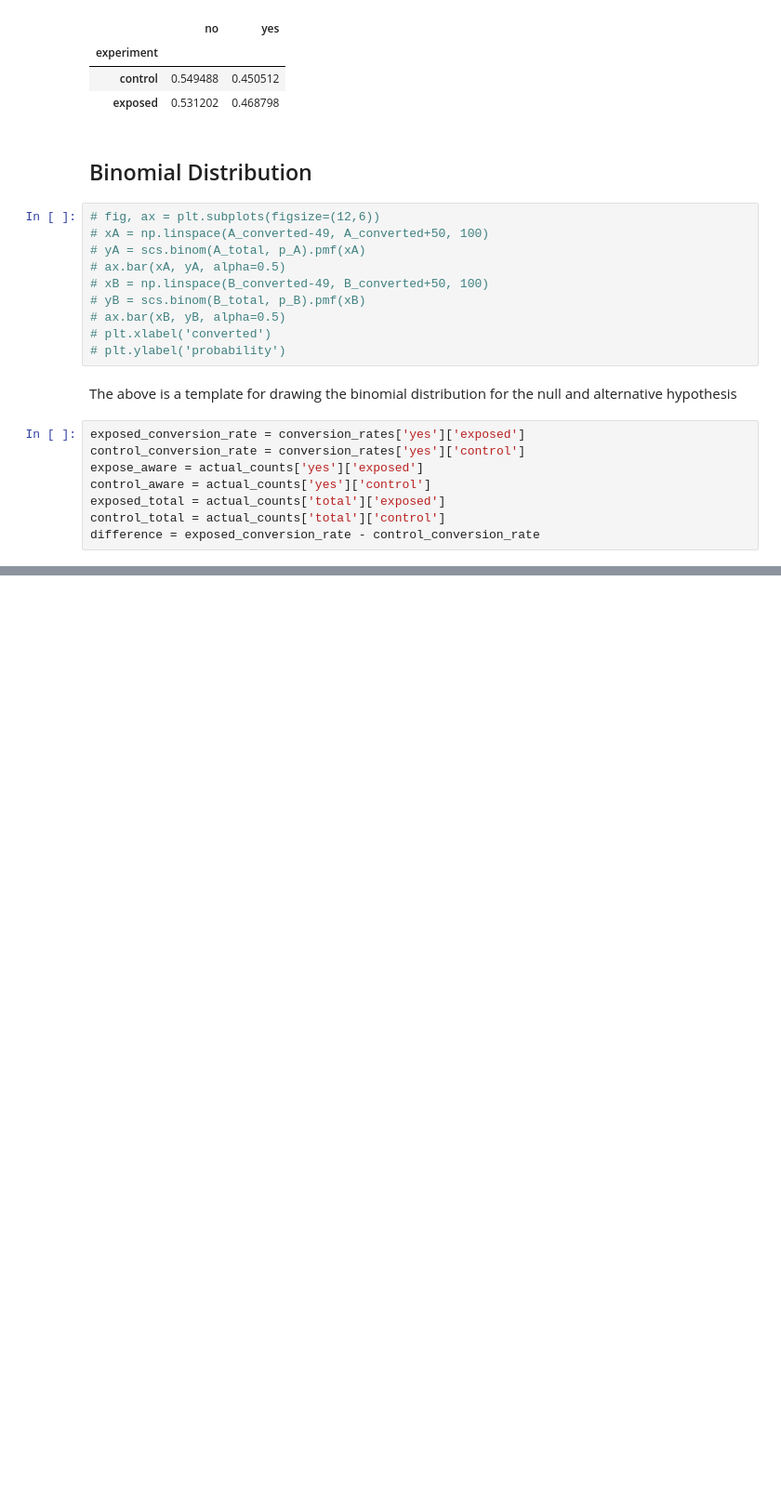
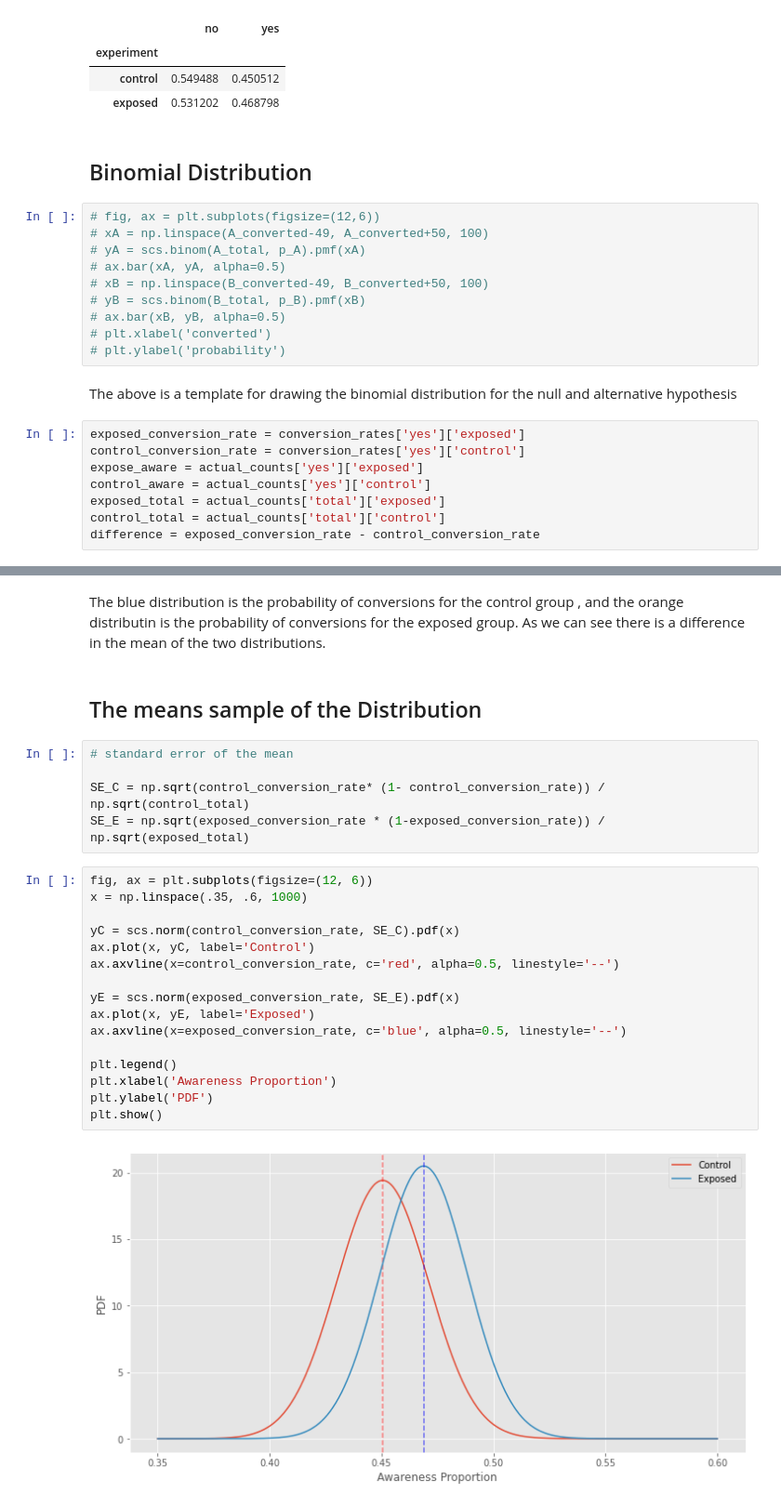
Before and after one commit to Samrawit02/SmartAd_AB_test, a Jupyter notebook: notebooks/Classical AB testing.ipynb, the cells around one changed output, grey strips where cells are left out. Shown: that part at 93% size. Cells and saved outputs as stored; diff of their text form; blank space fills up the shorter version.

```diff
--- a/notebooks/Classical AB testing.ipynb
+++ b/notebooks/Classical AB testing.ipynb
@@ -142,0 +116,27 @@ plt.show()
+# %% [markdown]
+The blue distribution is the probability of conversions for the control group , and the orange distributin is the probability of conversions for the exposed group. As we can see there is a difference in the mean of the two distributions.
+# %% [markdown]
+## The means sample of the Distribution
+# %%
+# standard error of the mean
+
+SE_C = np.sqrt(control_conversion_rate* (1- control_conversion_rate)) / np.sqrt(control_total)
+SE_E = np.sqrt(exposed_conversion_rate * (1-exposed_conversion_rate)) / np.sqrt(exposed_total)
+# %%
+fig, ax = plt.subplots(figsize=(12, 6))
+x = np.linspace(.35, .6, 1000)
+
+yC = scs.norm(control_conversion_rate, SE_C).pdf(x)
+ax.plot(x, yC, label='Control')
+ax.axvline(x=control_conversion_rate, c='red', alpha=0.5, linestyle='--')
+
+yE = scs.norm(exposed_conversion_rate, SE_E).pdf(x)
+ax.plot(x, yE, label='Exposed')
+ax.axvline(x=exposed_conversion_rate, c='blue', alpha=0.5, linestyle='--')
+
+plt.legend()
+plt.xlabel('Awareness Proportion')
+plt.ylabel('PDF')
+plt.show()
+# %% [output]
+[figure, added]
```
Also changed, not shown: parts of 20 cells of this notebook, 2 other files.
